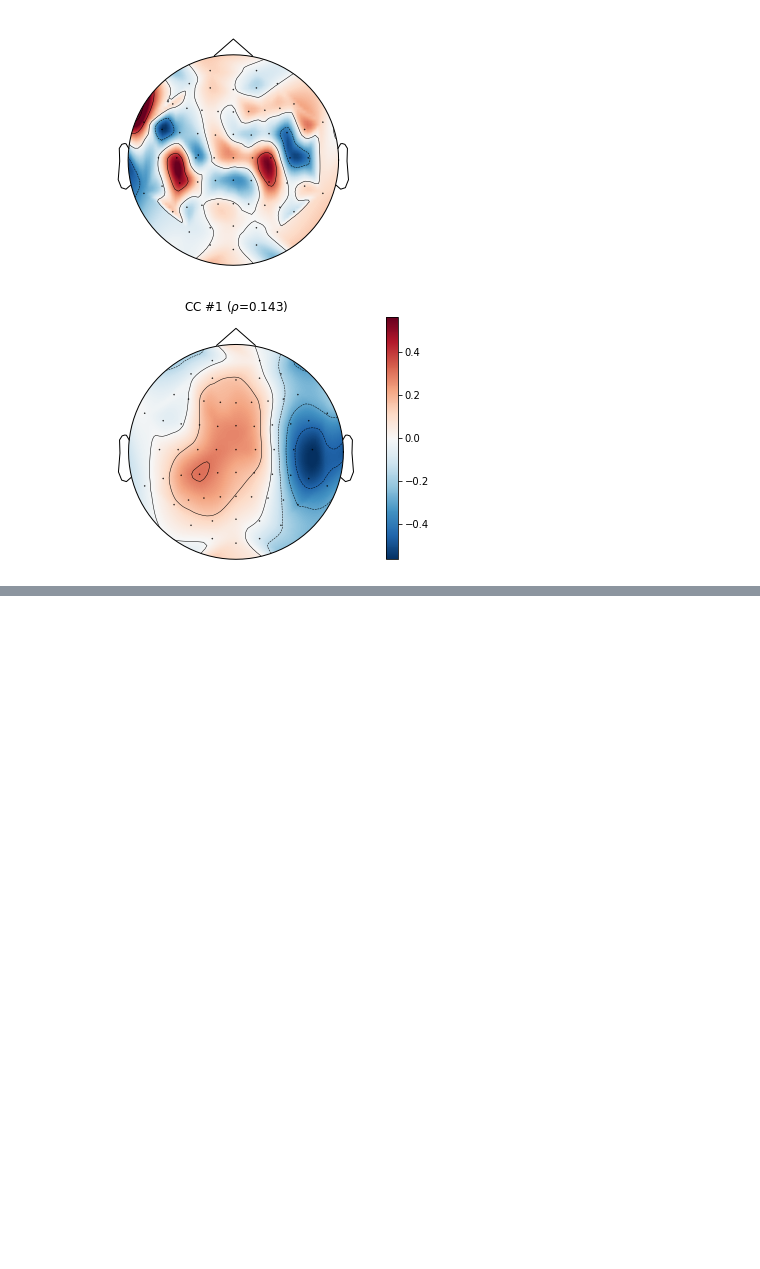
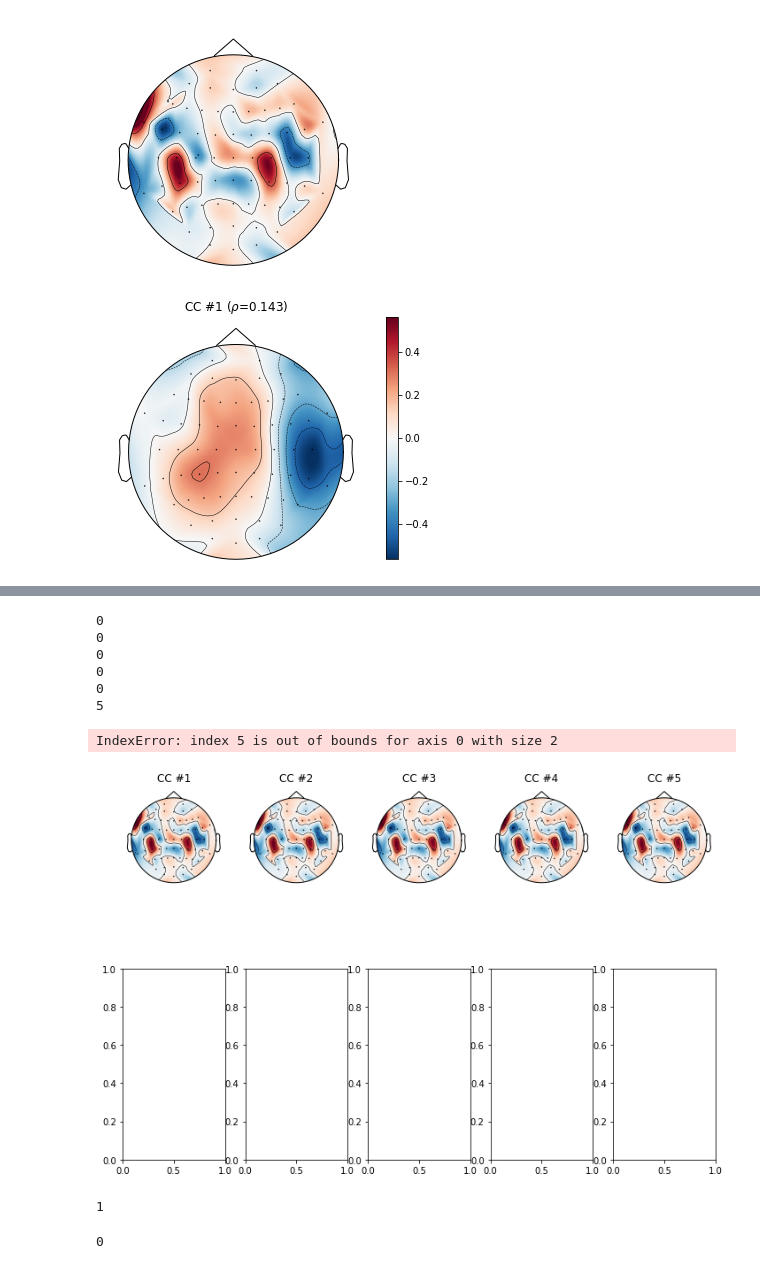
Before and after one commit to Hugo-W/pyEEG, a Jupyter notebook: docs/source/examples/CCA_envelope_p4.ipynb, the cells around one changed output, grey strips where cells are left out. Saved outputs shown, nothing was run; the diff lists cells and outputs as text; code cells hidden in the pictures; blank space fills up the shorter version.

Commit message:
tried to make visualisation flexible, still needs work

```diff
--- a/docs/source/examples/CCA_envelope_p4.ipynb
+++ b/docs/source/examples/CCA_envelope_p4.ipynb
@@ -138,0 +135,34 @@ print(min(V))
+# %%
+# flexible visualisation - NEED FIXING INDICES
+n_comp = 9
+if n_comp > 5:
+    n_rows = np.ceil(n_comp / 5).astype(int)
+    n_cols = 5
+else:
+    n_rows = 1
+    n_cols = n_comp
+
+_, ax = plt.subplots(nrows=n_rows, ncols=n_cols, figsize=(12,8))
+for c in range(n_comp):
+    if c > 4:
+        row_idx = np.ceil(c / 5).astype(int) - 1
+        col_idx = c % 5
+        if col_idx != 0:
+            col_idx -= 1
+    else:
+        row_idx = 0
+        if c == 0:
+            col_idx = 0
+        col_idx = c
+    print(col_idx)
+    im, _ = mne.viz.plot_topomap(cca.coefResponse_[:, 0], info, axes=ax[row_idx, col_idx], show=False)
+    ax[row_idx, col_idx].set(title=r"CC #{:d}".format(c + 1))
+# %% [output]
+0
+0
+0
+0
+0
+5
+IndexError: index 5 is out of bounds for axis 0 with size 2
+[figure, added]
@@ -138,0 +182,8 @@ print(min(V))
+# %%
+row_idx
+# %% [output]
+1
+# %%
+col_idx
+# %% [output]
+0
```
Also changed, not shown: parts of 5 cells of this notebook, 1 other file.
